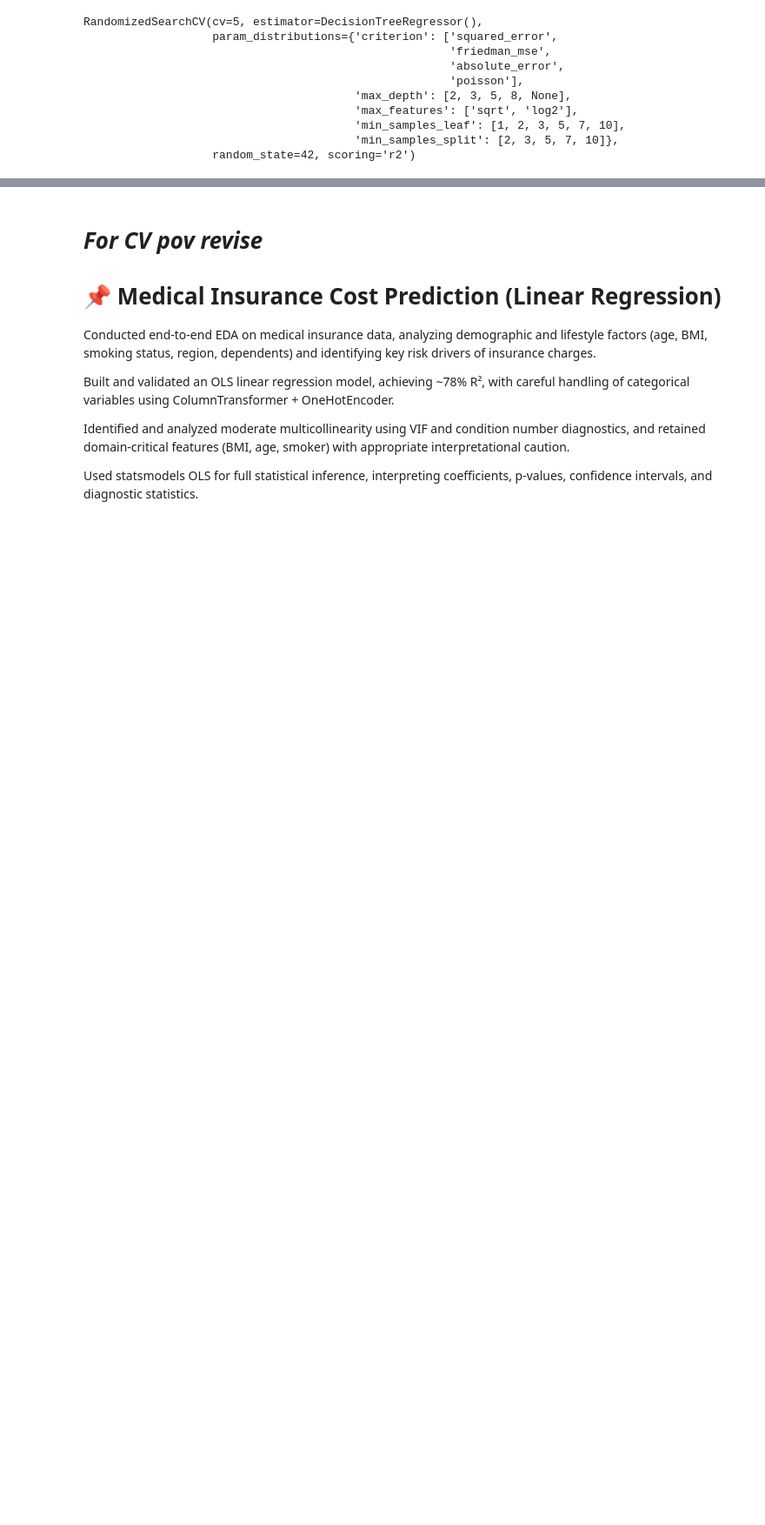
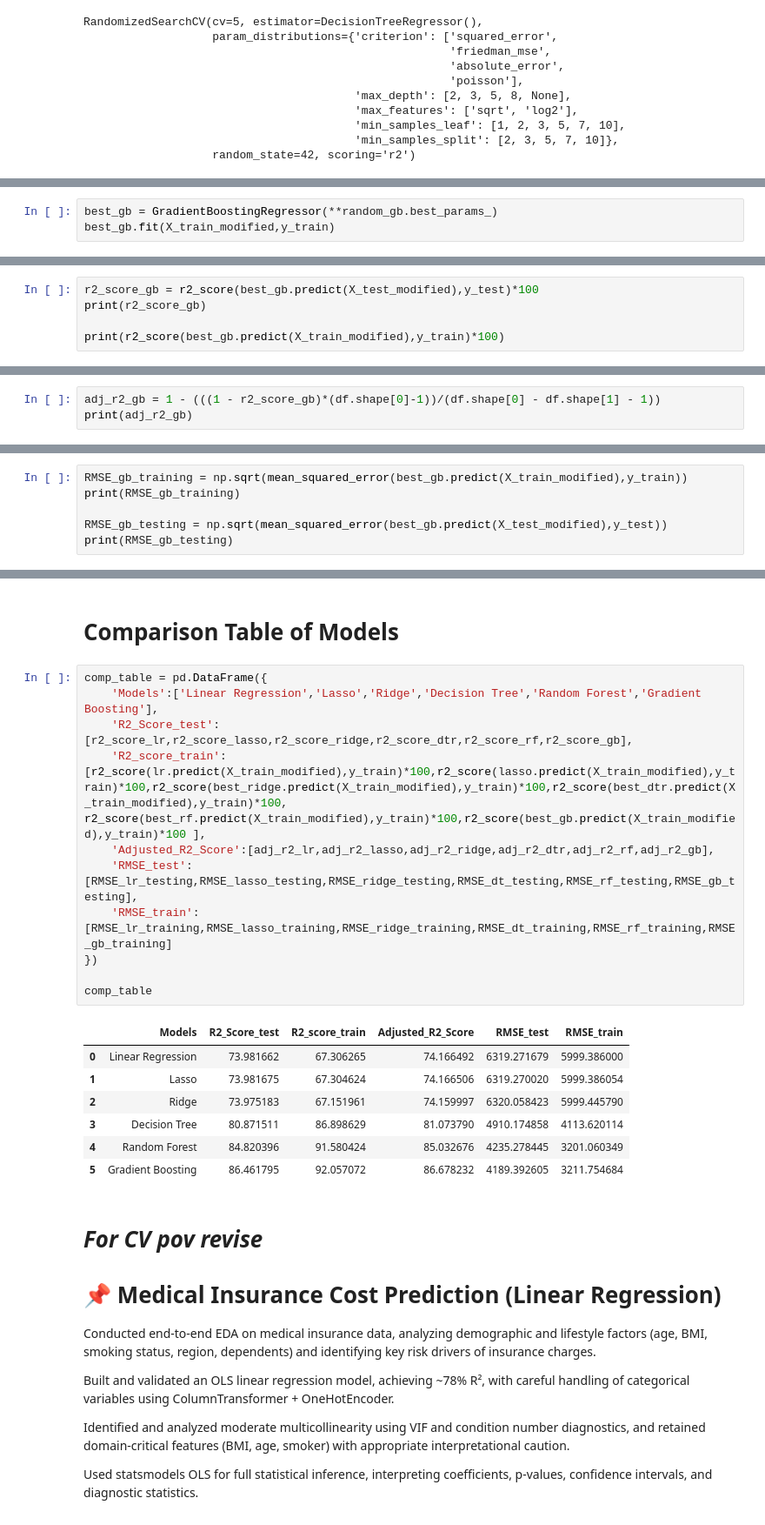
Before and after one commit to UKD1211/100_days_ML_cX_ISI_DS, a Jupyter notebook: Projects_ML/Medical_insurance_cost_pred.ipynb, the cells around one changed output, grey strips where cells are left out. Shown at 87% size. Drawn from its saved outputs; the diff is of its cells as text; blank space fills up the shorter version.

```diff
--- a/Projects_ML/Medical_insurance_cost_pred.ipynb
+++ b/Projects_ML/Medical_insurance_cost_pred.ipynb
@@ -840,0 +998,3 @@ print(adj_r2_dtr)
+# %%
+best_gb = GradientBoostingRegressor(**random_gb.best_params_)
+best_gb.fit(X_train_modified,y_train)
@@ -840,0 +1005,5 @@ print(adj_r2_dtr)
+# %%
+r2_score_gb = r2_score(best_gb.predict(X_test_modified),y_test)*100
+print(r2_score_gb)
+
+print(r2_score(best_gb.predict(X_train_modified),y_train)*100)
@@ -840,0 +1013,3 @@ print(adj_r2_dtr)
+# %%
+adj_r2_gb = 1 - (((1 - r2_score_gb)*(df.shape[0]-1))/(df.shape[0] - df.shape[1] - 1))
+print(adj_r2_gb)
@@ -840,0 +1018,6 @@ print(adj_r2_dtr)
+# %%
+RMSE_gb_training = np.sqrt(mean_squared_error(best_gb.predict(X_train_modified),y_train))
+print(RMSE_gb_training)
+
+RMSE_gb_testing = np.sqrt(mean_squared_error(best_gb.predict(X_test_modified),y_test))
+print(RMSE_gb_testing)
@@ -841,3 +1029,24 @@ print(adj_r2_dtr)
+# %% [markdown]
+# **Comparison Table of Models**
+# %%
+comp_table = pd.DataFrame({
+    'Models':['Linear Regression','Lasso','Ridge','Decision Tree','Random Forest','Gradient Boosting'],
+    'R2_Score_test':[r2_score_lr,r2_score_lasso,r2_score_ridge,r2_score_dtr,r2_score_rf,r2_score_gb],
+    'R2_score_train':[r2_score(lr.predict(X_train_modified),y_train)*100,r2_score(lasso.predict(X_train_modified),y_train)*100,r2_score(best_ridge.predict(X_train_modified),y_train)*100,r2_score(best_dtr.predict(X_train_modified),y_train)*100, r2_score(best_rf.predict(X_train_modified),y_train)*100,r2_score(best_gb.predict(X_train_modified),y_train)*100 ],
+    'Adjusted_R2_Score':[adj_r2_lr,adj_r2_lasso,adj_r2_ridge,adj_r2_dtr,adj_r2_rf,adj_r2_gb],
+    'RMSE_test':[RMSE_lr_testing,RMSE_lasso_testing,RMSE_ridge_testing,RMSE_dt_testing,RMSE_rf_testing,RMSE_gb_testing],
+    'RMSE_train':[RMSE_lr_training,RMSE_lasso_training,RMSE_ridge_training,RMSE_dt_training,RMSE_rf_training,RMSE_gb_training]
+})
+
+comp_table
+# %% [output]
+|  | Models | R2_Score_test | R2_score_train | Adjusted_R2_Score | RMSE_test | RMSE_train |
+| 0 | Linear Regression | 73.981662 | 67.306265 | 74.166492 | 6319.271679 | 5999.386000 |
+| 1 | Lasso | 73.981675 | 67.304624 | 74.166506 | 6319.270020 | 5999.386054 |
+| 2 | Ridge | 73.975183 | 67.151961 | 74.159997 | 6320.058423 | 5999.445790 |
+| 3 | Decision Tree | 80.871511 | 86.898629 | 81.073790 | 4910.174858 | 4113.620114 |
+| 4 | Random Forest | 84.820396 | 91.580424 | 85.032676 | 4235.278445 | 3201.060349 |
+| 5 | Gradient Boosting | 86.461795 | 92.057072 | 86.678232 | 4189.392605 | 3211.754684 |
 # %% [markdown]
 # ***For CV pov revise***
 
```
Also changed, not shown: parts of 37 cells of this notebook.
